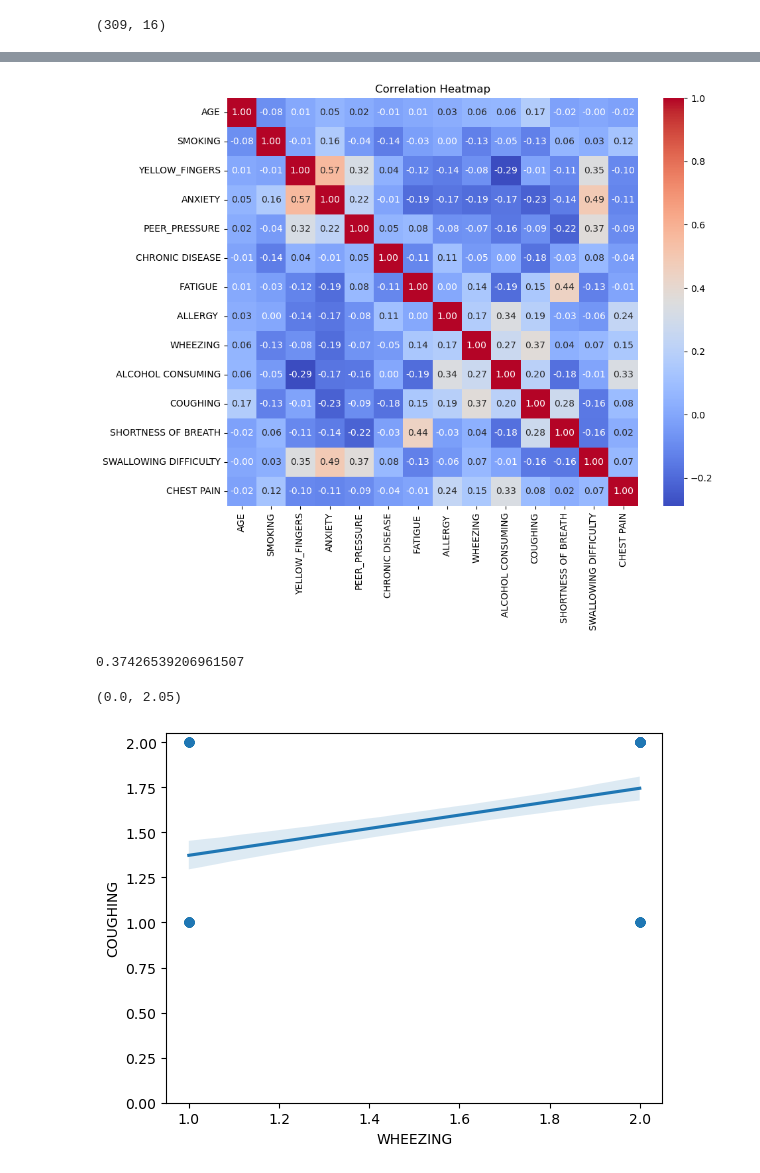
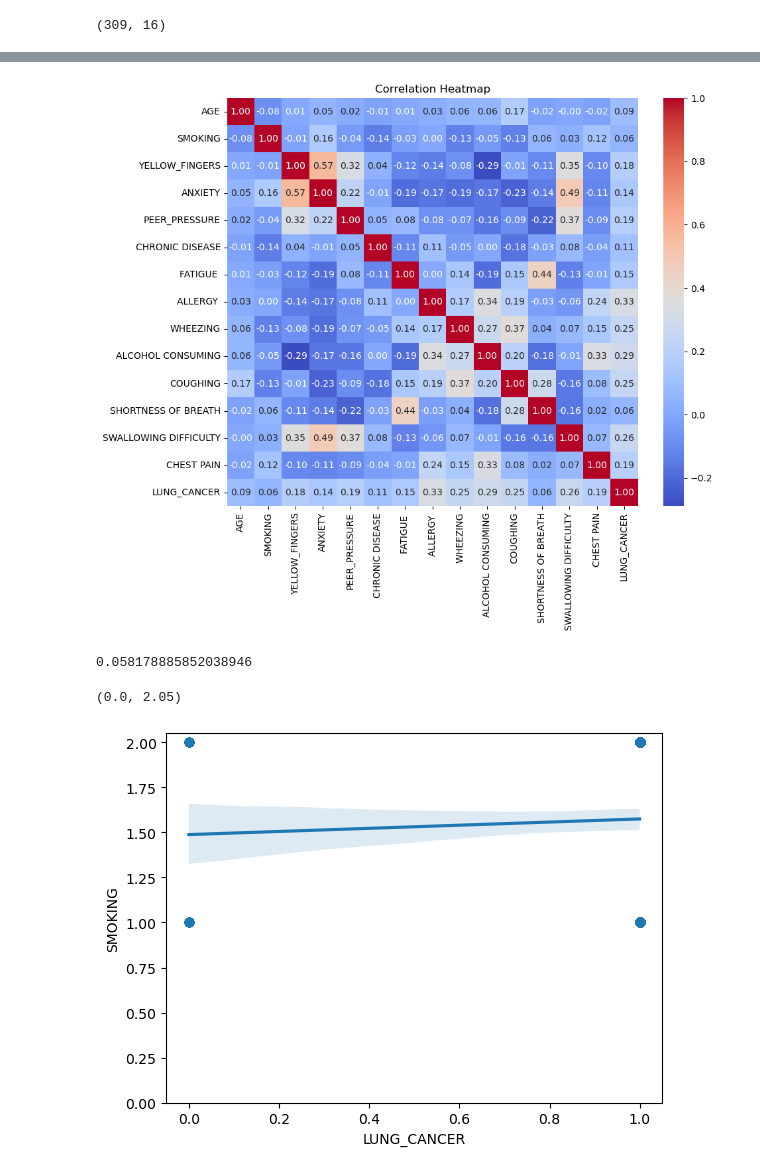
Before and after one commit to kevmiao/CS329E-Project, a Jupyter notebook: analysis.2.ipynb, the cells around one changed output, grey strips where cells are left out. Saved outputs shown, nothing was run; the diff lists cells and outputs as text; code cells hidden in the pictures.

```diff
--- a/analysis.2.ipynb
+++ b/analysis.2.ipynb
@@ -100,6 +100,8 @@ Data columns (total 16 columns):
  15  LUNG_CANCER            309 non-null    object
 dtypes: int64(14), object(2)
 memory usage: 38.8+ KB
+# %%
+survey_df['LUNG_CANCER'] = survey_df['LUNG_CANCER'].map({'YES': 1, 'NO': 0})
 # %%
 # Distributions of Discrete Categorical Variables
 print(pd.Series(survey_df['GENDER']).mode()[0])
@@ -227,17 +230,17 @@ sns.heatmap(correlation_matrix, annot=True, cmap='coolwarm', fmt=".2f")
 plt.title('Correlation Heatmap')
 plt.show()
 # %% [output]
-[figure, old version]
+[figure, new version]
 # %%
-# Correlation coefficient between Coughing and Wheezing
-corr_coefficient = correlation_matrix.loc['COUGHING', 'WHEEZING']
+# Correlation coefficient between lung cancer and smoking
+corr_coefficient = correlation_matrix.loc['LUNG_CANCER', 'SMOKING']
 print(corr_coefficient)
 # %% [output]
-0.37426539206961507
+0.058178885852038946
 # %%
 # Regression plot between Coughing and Wheezing
-sns.regplot(x = 'WHEEZING', y ='COUGHING', data = survey_df)
+sns.regplot(x = 'LUNG_CANCER', y ='SMOKING', data = survey_df)
 plt.ylim(0,)
 # %% [output]
 (0.0, 2.05)
-[figure, old version]
+[figure, new version]
```
Also changed, not shown: parts of 4 cells of this notebook.
